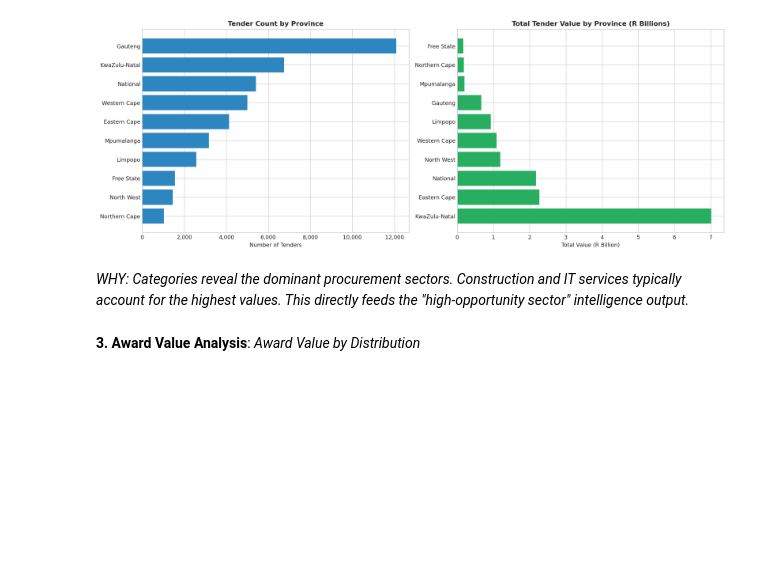
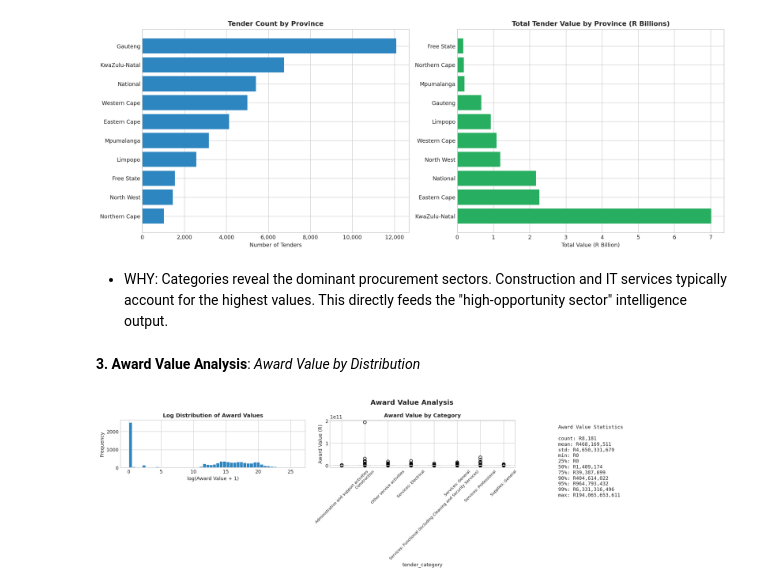
Before and after one commit to Toni8/SA_Public_Procurement_Intelligence_System, a Jupyter notebook: 02_notebooks/03_EDA.ipynb, the cells around one changed output. Saved outputs shown, nothing was run; the diff lists cells and outputs as text; code cells hidden in the pictures; blank space fills up the shorter version.

```diff
--- a/02_notebooks/03_EDA.ipynb
+++ b/02_notebooks/03_EDA.ipynb
@@ -100,38 +100,39 @@ plt.show()
 # %% [output]
 [figure]
 # %% [markdown]
-*WHY: Categories reveal the dominant procurement sectors. Construction and IT services typically account for the highest values. This directly feeds the "high-opportunity sector" intelligence output.*
+* WHY: Categories reveal the dominant procurement sectors. Construction and IT services typically account for the highest values. This directly feeds the "high-opportunity sector" intelligence output.
 # %% [markdown]
 **3. Award Value Analysis**:
 *Award Value by Distribution*
 # %%
 fig, axes = plt.subplots(1, 3, figsize=(18, 5))
 
 # Histogram (log-transformed)
-axes[0].hist(np.log1p(awards_valued['value_amount']), bins=50, color='#2E86C1', edgecolor='white')
+axes[0].hist(np.log1p(awards['value_amount']), bins=50, color='#2E86C1', edgecolor='white')
 axes[0].set_title('Log Distribution of Award Values', fontsize=11, fontweight='bold')
 axes[0].set_xlabel('log(Award Value + 1)')
 axes[0].set_ylabel('Frequency')
 
 # Box plot by category (top 8)
-top_cats = main_valued.groupby('tender_category')['tender_value_amount'].count().nlargest(8).index
-cat_main = main_valued[main_valued['tender_category'].isin(top_cats)]
-merged = awards_valued.merge(main[['ocid','tender_category']], left_on='main_ocid', right_on='ocid', how='left')
+top_cats = main.groupby('tender_category')['tender_value_amount'].count().nlargest(8).index
+merged = awards.merge(main[['ocid','tender_category']], left_on='main_ocid', right_on='ocid', how='left')
 merged_top = merged[merged['tender_category'].isin(top_cats)]
 merged_top.boxplot(column='value_amount', by='tender_category', ax=axes[1], rot=45)
 axes[1].set_title('Award Value by Category', fontsize=11, fontweight='bold')
 axes[1].set_ylabel('Award Value (R)')
 plt.sca(axes[1])
 plt.xticks(fontsize=8)
 
 # Descriptive stats
-stats = awards_valued['value_amount'].describe(percentiles=[.25,.5,.75,.9,.95,.99])
+stats = awards['value_amount'].describe(percentiles=[.25,.5,.75,.9,.95,.99])
 axes[2].axis('off')
 stat_text = '\n'.join([f'{k}: R{v:,.0f}' for k,v in stats.items()])
 axes[2].text(0.1, 0.9, 'Award Value Statistics\n\n' + stat_text,
             transform=axes[2].transAxes, fontsize=10,
             verticalalignment='top', fontfamily='monospace')
 
 plt.suptitle("Award Value Analysis", fontsize=14, fontweight="bold")
 plt.tight_layout()
-plt.savefig('../03_outputs/05_award_distribution.png', dpi=150, bbox_inches='tight')
+plt.savefig('../06_outputs/03_award_distribution.png', dpi=150, bbox_inches='tight')
+# %% [output]
+[figure, added]
```
Also changed, not shown: parts of 20 cells of this notebook, 19 other files.
